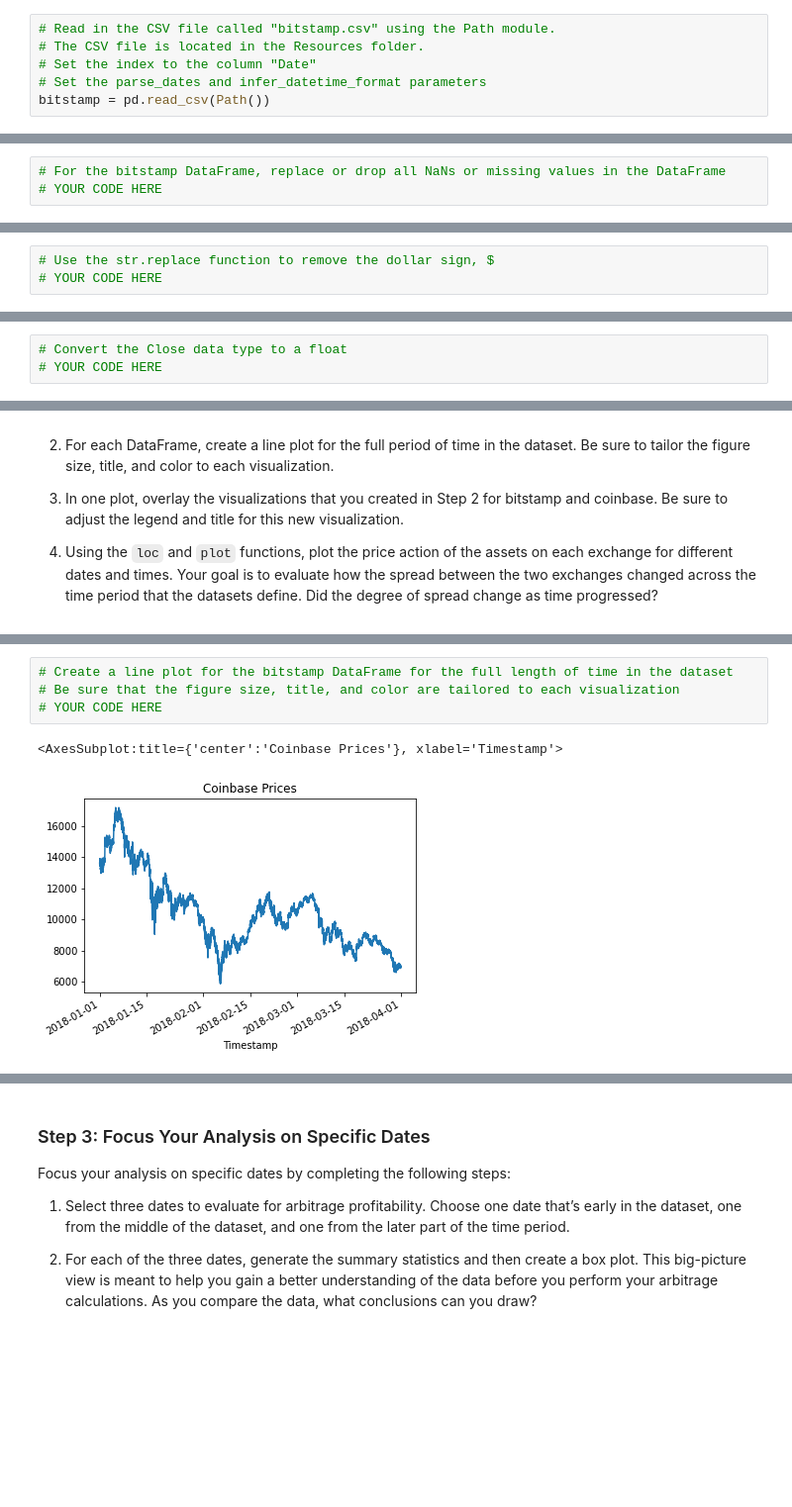
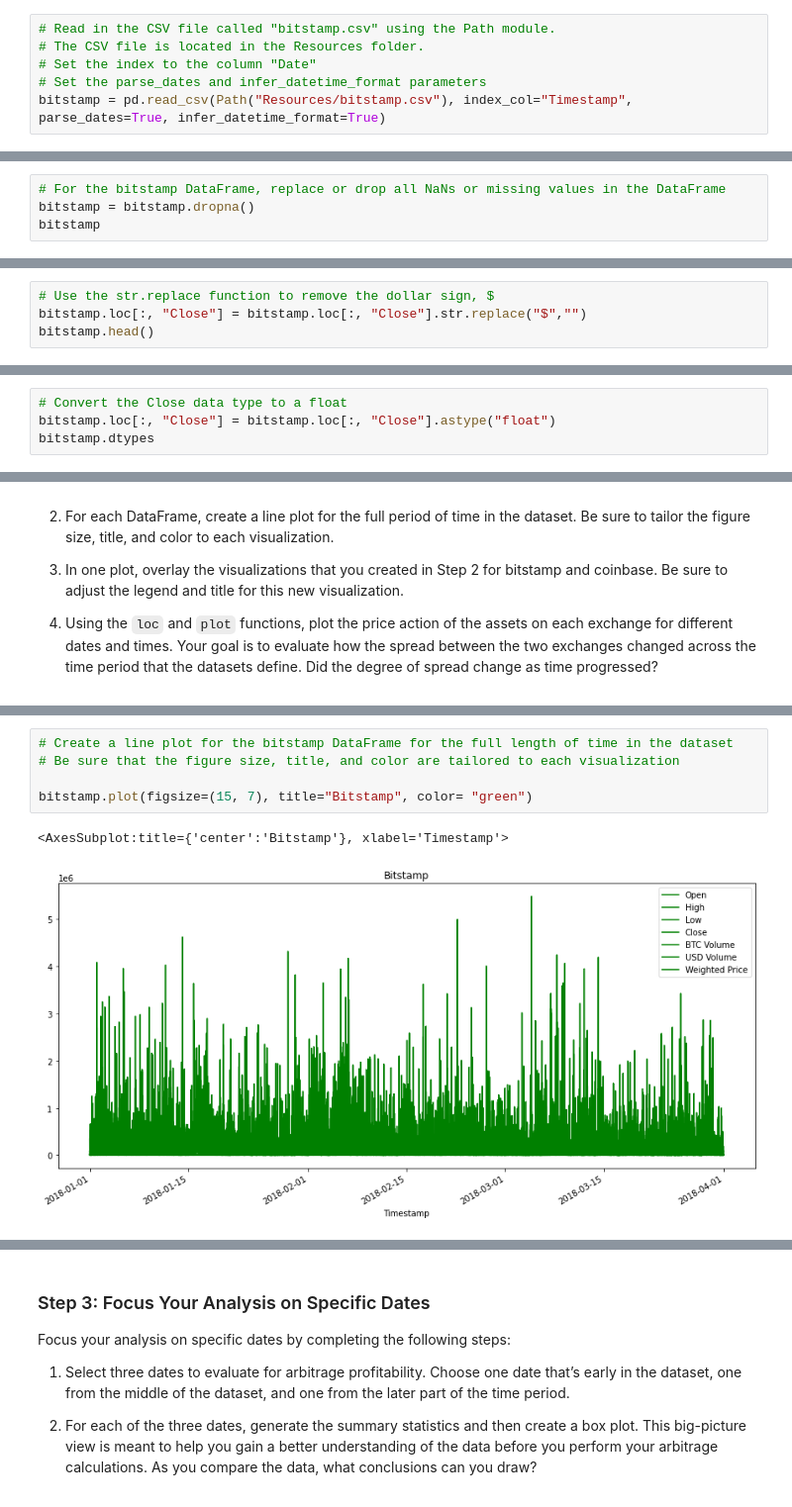
Before and after one commit to Swati-Subhadarshini/UWFinTech_Module3_Challenge, a Jupyter notebook: crypto_arbitrage.ipynb, the cells around one changed output, grey strips where cells are left out. Shown at 99% size. Saved outputs shown, nothing was run; the diff lists cells and outputs as text; blank space fills up the shorter version.

```diff
--- a/crypto_arbitrage.ipynb
+++ b/crypto_arbitrage.ipynb
@@ -37,7 +38,7 @@ Instructions.
 # The CSV file is located in the Resources folder.
 # Set the index to the column "Date"
 # Set the parse_dates and infer_datetime_format parameters
-bitstamp = pd.read_csv(Path())
+bitstamp = pd.read_csv(Path("Resources/bitstamp.csv"), index_col="Timestamp", parse_dates=True, infer_datetime_format=True)
 # %% [markdown]
 ### Step 2: Use the `head` (and/or the `tail`) function to confirm that Pandas properly imported the data.
 # %%
@@ -88,4 +105,5 @@ To prepare and clean your data for analysis, complete the following steps:
 ### Step 1: For the bitstamp DataFrame, replace or drop all `NaN`, or missing, values in the DataFrame.
 # %%
 # For the bitstamp DataFrame, replace or drop all NaNs or missing values in the DataFrame
-# YOUR CODE HERE
+bitstamp = bitstamp.dropna()
+bitstamp
@@ -93,4 +137,5 @@ To prepare and clean your data for analysis, complete the following steps:
 ### Step 2: Use the `str.replace` function to remove the dollar signs ($) from the values in the Close column.
 # %%
 # Use the str.replace function to remove the dollar sign, $
-# YOUR CODE HERE
+bitstamp.loc[:, "Close"] = bitstamp.loc[:, "Close"].str.replace("$","")
+bitstamp.head()
@@ -98,4 +151,5 @@ To prepare and clean your data for analysis, complete the following steps:
 ### Step 3: Convert the data type of the Close column to a `float`.
 # %%
 # Convert the Close data type to a float
-# YOUR CODE HERE
+bitstamp.loc[:, "Close"] = bitstamp.loc[:, "Close"].astype("float")
+bitstamp.dtypes
@@ -198,10 +326,11 @@ Sort through the time series data associated with the bitstamp and coinbase Data
 # %%
 # Create a line plot for the bitstamp DataFrame for the full length of time in the dataset
 # Be sure that the figure size, title, and color are tailored to each visualization
-# YOUR CODE HERE
+
+bitstamp.plot(figsize=(15, 7), title="Bitstamp", color= "green")
 # %% [output]
-<AxesSubplot:title={'center':'Coinbase Prices'}, xlabel='Timestamp'>
+<AxesSubplot:title={'center':'Bitstamp'}, xlabel='Timestamp'>
-[figure, old version]
+[figure, new version]
 # %%
 # Create a line plot for the coinbase DataFrame for the full length of time in the dataset
 # Be sure that the figure size, title, and color are tailored to each visualization
```
Also changed, not shown: parts of 50 cells of this notebook.
